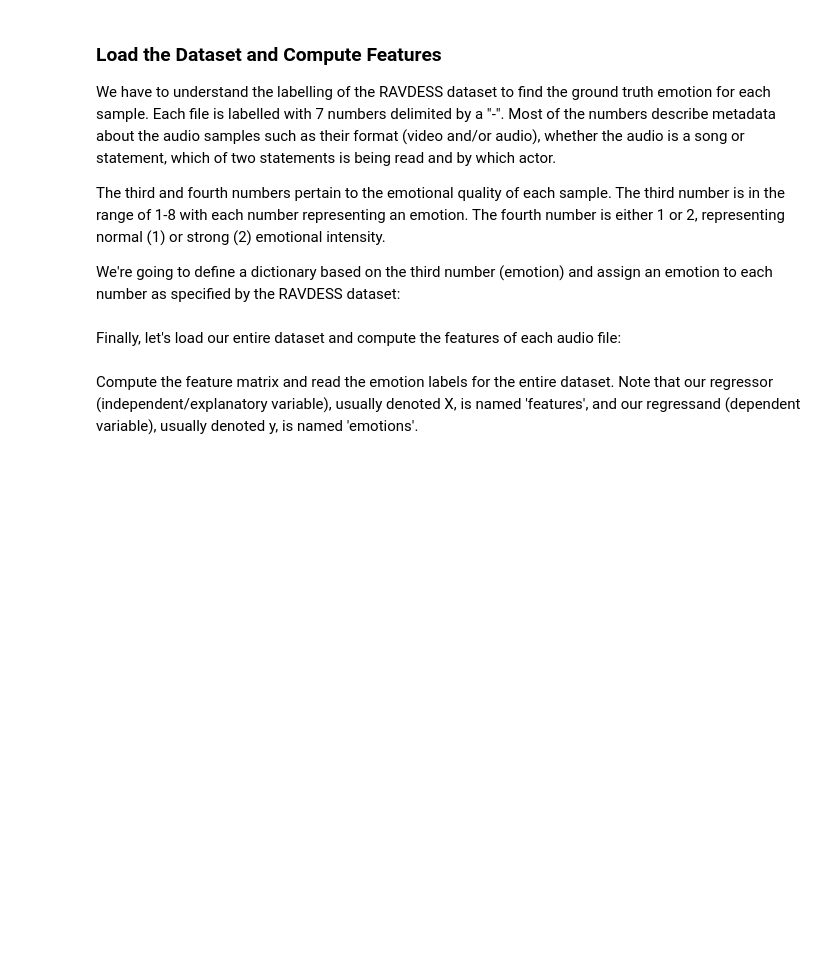
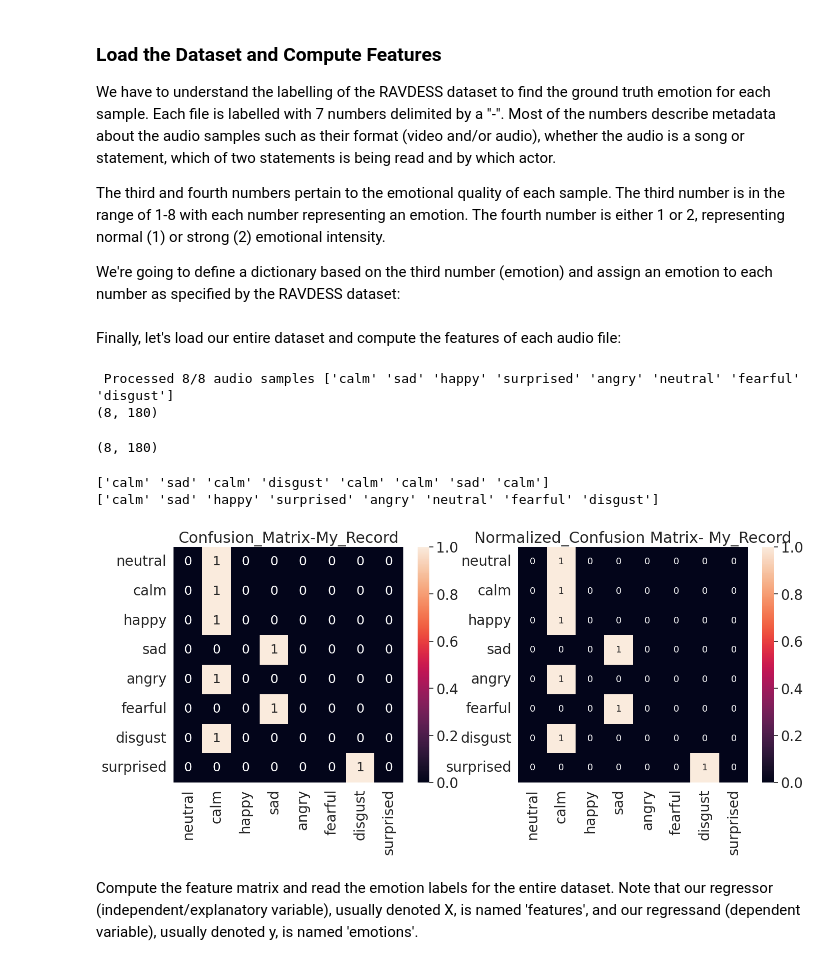
Before and after one commit to saima-0/Week4-NeuralNetworks, a Jupyter notebook: Week4__Neural_Networks.ipynb, the cells around one changed output. Drawn from its saved outputs; the diff is of its cells as text; code cells hidden in the pictures; blank space fills up the shorter version.

```diff
--- a/Week4__Neural_Networks.ipynb
+++ b/Week4__Neural_Networks.ipynb
@@ -197,6 +197,63 @@ def load_data():
         print('\r' + f' Processed {count}/{1440} audio samples',end=' ')
     # Return arrays to plug into sklearn's cross-validation algorithms
     return np.array(X), np.array(y)
+# %%
+   my_features, my_emotions = load_my_data()
+   print(my_emotions)
+   print(my_features.shape)
+# %% [output]
+ Processed 8/8 audio samples ['calm' 'sad' 'happy' 'surprised' 'angry' 'neutral' 'fearful' 'disgust']
+(8, 180)
+# %%
+std_scaler = StandardScaler()          #scaler
+std_scaler.fit(features)
+my_features_scaled = std_scaler.transform(my_features)   #applying that same scaling to new data
+# %%
+print(my_features_scaled.shape)
+# %% [output]
+(8, 180)
+# %%
+my_predictions = model.predict(my_features_scaled)
+# %%
+print(my_predictions)
+print(my_emotions)
+# %% [output]
+['calm' 'sad' 'calm' 'disgust' 'calm' 'calm' 'sad' 'calm']
+['calm' 'sad' 'happy' 'surprised' 'angry' 'neutral' 'fearful' 'disgust']
+# %%
+from sklearn.metrics import confusion_matrix
+import seaborn as sn # I like seaborn's confusion matrix over sklearn's default
+
+# get predictions on test set
+test_emotion_predictions = my_predictions
+test_emotion_groundtruth = my_emotions
+# set labels for matrix axes from emotions
+emotion_list =['neutral','calm','happy','sad','angry','fearful','disgust','surprised']
+emotion_name = [emotion for emotion in emotion_list]
+
+# build confusion matrix and normalized confusion matrix
+conf_matrix = confusion_matrix(test_emotion_groundtruth, test_emotion_predictions, labels=emotion_list)
+conf_matrix_norm = confusion_matrix(test_emotion_groundtruth, test_emotion_predictions,normalize='true', labels=emotion_list)
+
+
+
+# make a confusion matrix with labels using a DataFrame
+confmatrix_df = pd.DataFrame(conf_matrix, index=emotion_name, columns=emotion_name)
+confmatrix_df_norm = pd.DataFrame(conf_matrix_norm, index=emotion_name, columns=emotion_name)
+
+# plot confusion matrices
+plt.figure(figsize=(16,6))
+sn.set(font_scale=1.8) # emotion label and title size
+plt.subplot(1,2,1)
+plt.title('Confusion_Matrix-My_Record')
+sn.heatmap(confmatrix_df, annot=True, annot_kws={"size": 18}) #annot_kws is value font
+plt.subplot(1,2,2)
+plt.title('Normalized_Confusion Matrix- My_Record')
+sn.heatmap(confmatrix_df_norm, annot=True, annot_kws={"size": 13}) #annot_kws is value font
+plt.savefig('/content/drive/MyDrive/confusion_matrix_actor26.png', bbox_inches='tight')
+plt.show()
+# %% [output]
+[figure, added]
 # %% [markdown]
 Compute the feature matrix and read the emotion labels for the entire dataset.
 Note that our regressor (independent/explanatory variable), usually denoted X, is named 'features', and our regressand (dependent variable), usually denoted y, is named 'emotions'.
```
Also changed, not shown: parts of 17 cells of this notebook.
